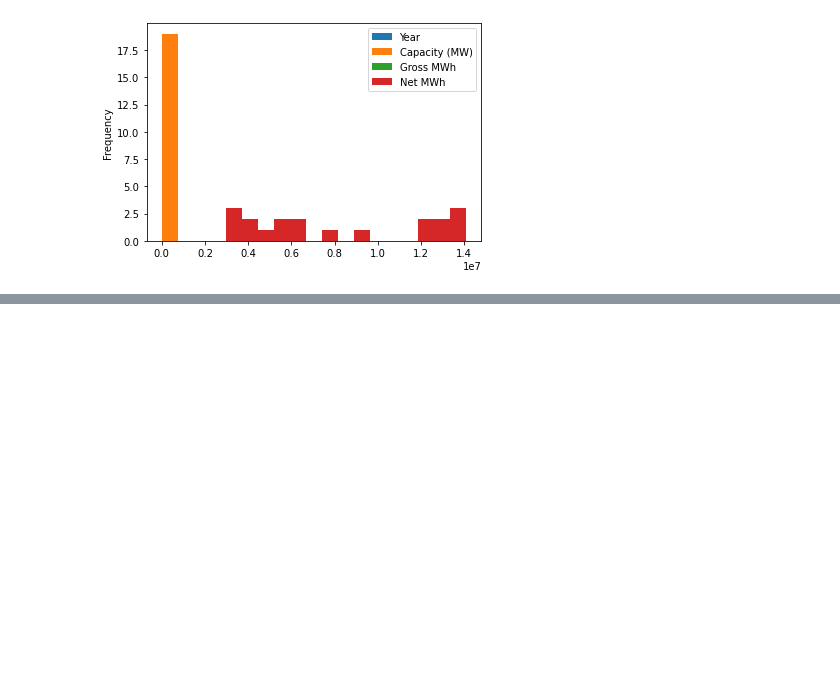
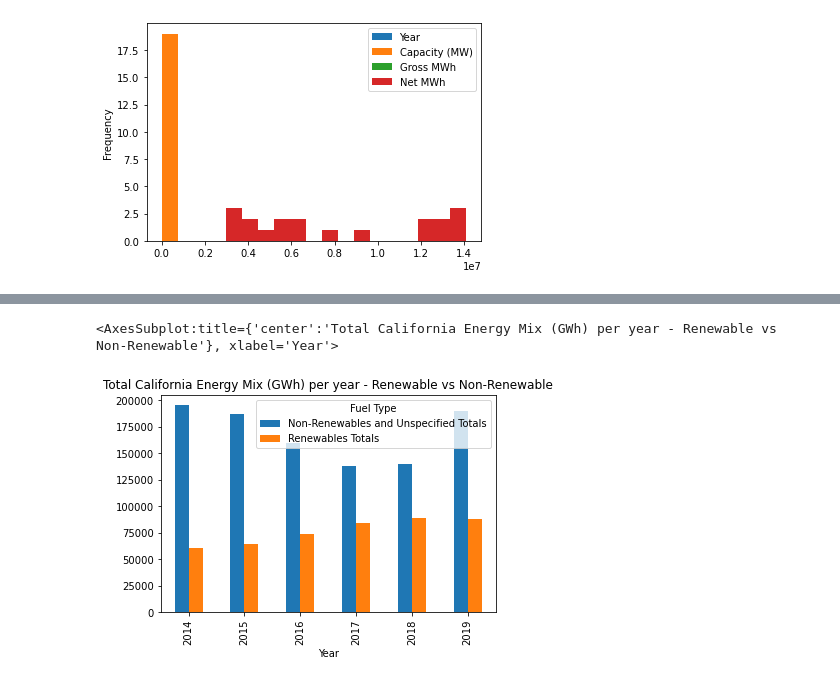
Before and after one commit to TeamNullPointers/Hack4Space, a Jupyter notebook: DataStats.ipynb, the cells around one changed output, grey strips where cells are left out. Saved outputs shown, nothing was run; the diff lists cells and outputs as text; code cells hidden in the pictures; blank space fills up the shorter version.

Commit message:
Imported & cleaned renewable energy vs non in CA for last 5 years.

```diff
--- a/DataStats.ipynb
+++ b/DataStats.ipynb
@@ -121,0 +307,3 @@ total_wind.plot.hist(bins=19)
+# %%
+energy_min = pd.DataFrame(energy_min)
+energy_min
@@ -121,0 +326,2 @@ total_wind.plot.hist(bins=19)
+# %%
+dfe = energy_min.replace(',', '', regex=True)
@@ -121,0 +335,2 @@ total_wind.plot.hist(bins=19)
+# %%
+dfe = dfe.astype({'Total California Energy Mix (GWh)': 'int32'})
@@ -121,0 +362,3 @@ total_wind.plot.hist(bins=19)
+# %%
+dfep = dfe.pivot(index='Year', columns='Fuel Type', values='Total California Energy Mix (GWh)')
+dfep
@@ -121,0 +374,5 @@ total_wind.plot.hist(bins=19)
+# %%
+dfep.plot.bar(title='Total California Energy Mix (GWh) per year - Renewable vs Non-Renewable')
+# %% [output]
+<AxesSubplot:title={'center':'Total California Energy Mix (GWh) per year - Renewable vs Non-Renewable'}, xlabel='Year'>
+[figure, added]
```
Also changed, not shown: parts of 37 cells of this notebook, 23 other files.
